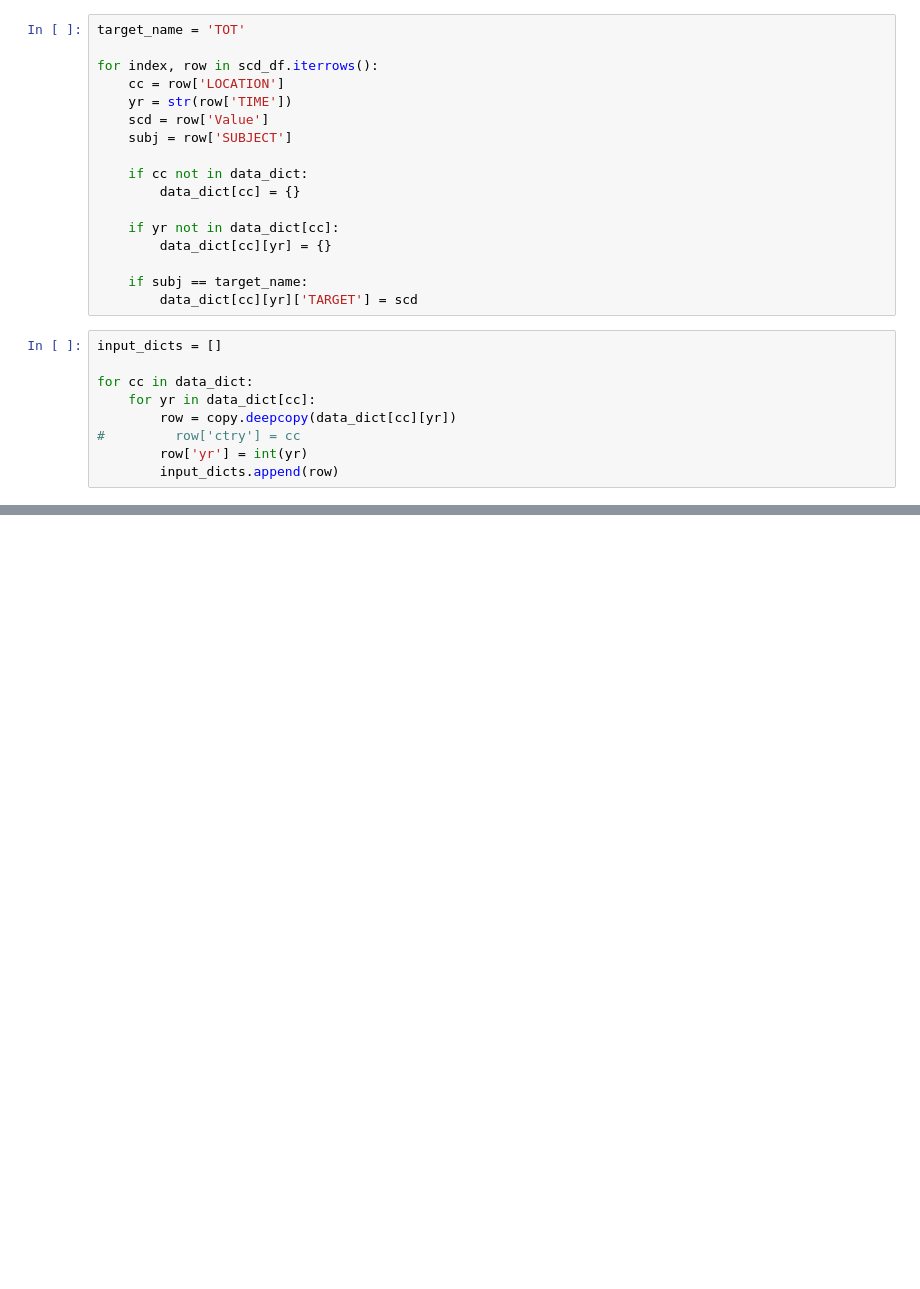
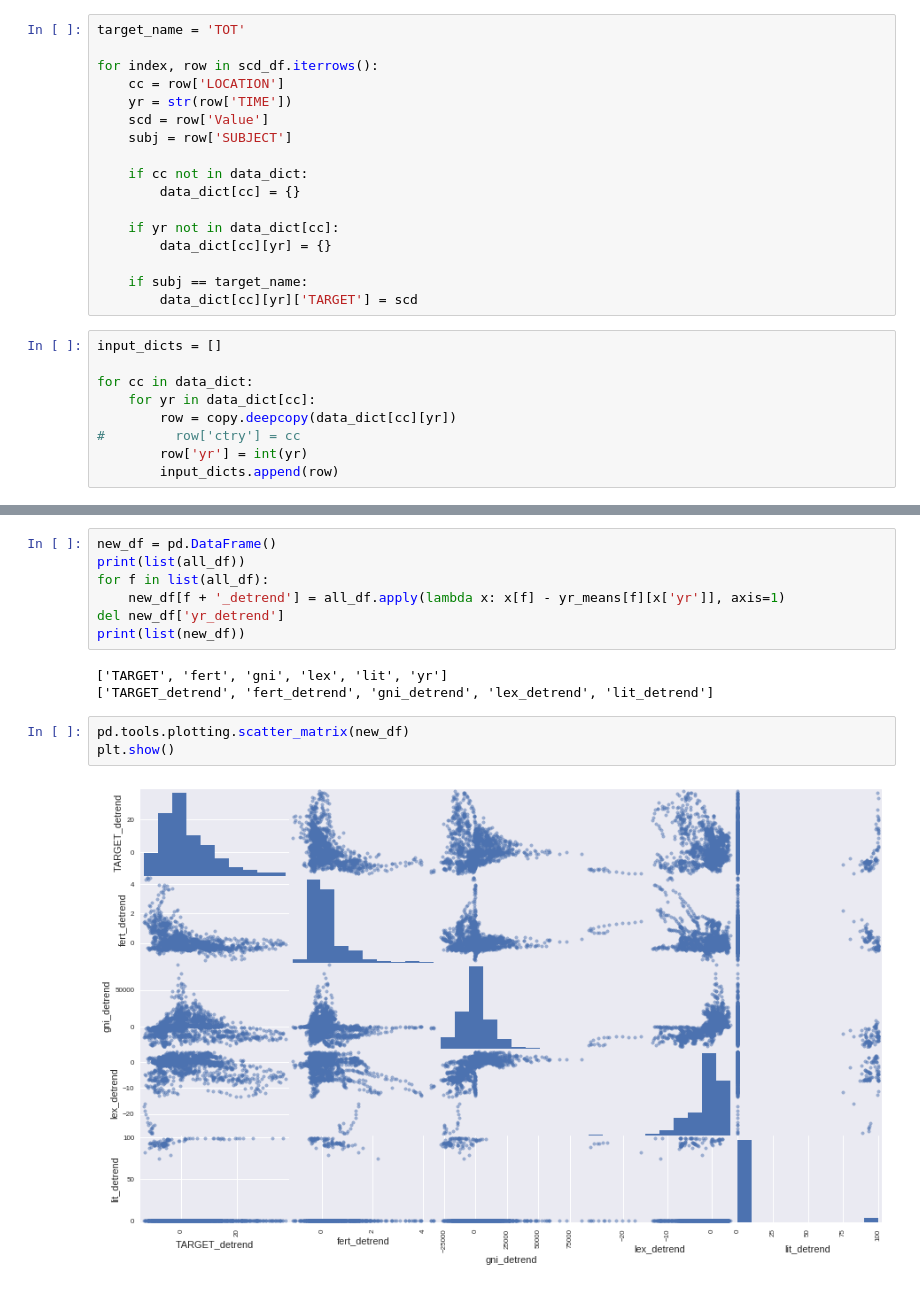
Before and after one commit to dmonroe85/first_world_suicide, a Jupyter notebook: suicide_study.ipynb, the cells around one changed output, grey strips where cells are left out. Cells and saved outputs as stored; diff of their text form; blank space fills up the shorter version.

```diff
--- a/suicide_study.ipynb
+++ b/suicide_study.ipynb
@@ -145,0 +180,15 @@ plt.show()
+# %%
+new_df = pd.DataFrame()
+print(list(all_df))
+for f in list(all_df):
+    new_df[f + '_detrend'] = all_df.apply(lambda x: x[f] - yr_means[f][x['yr']], axis=1)
+del new_df['yr_detrend']
+print(list(new_df))
+# %% [output]
+['TARGET', 'fert', 'gni', 'lex', 'lit', 'yr']
+['TARGET_detrend', 'fert_detrend', 'gni_detrend', 'lex_detrend', 'lit_detrend']
+# %%
+pd.tools.plotting.scatter_matrix(new_df)
+plt.show()
+# %% [output]
+[figure, added]
```
Also changed, not shown: parts of 11 cells of this notebook.
